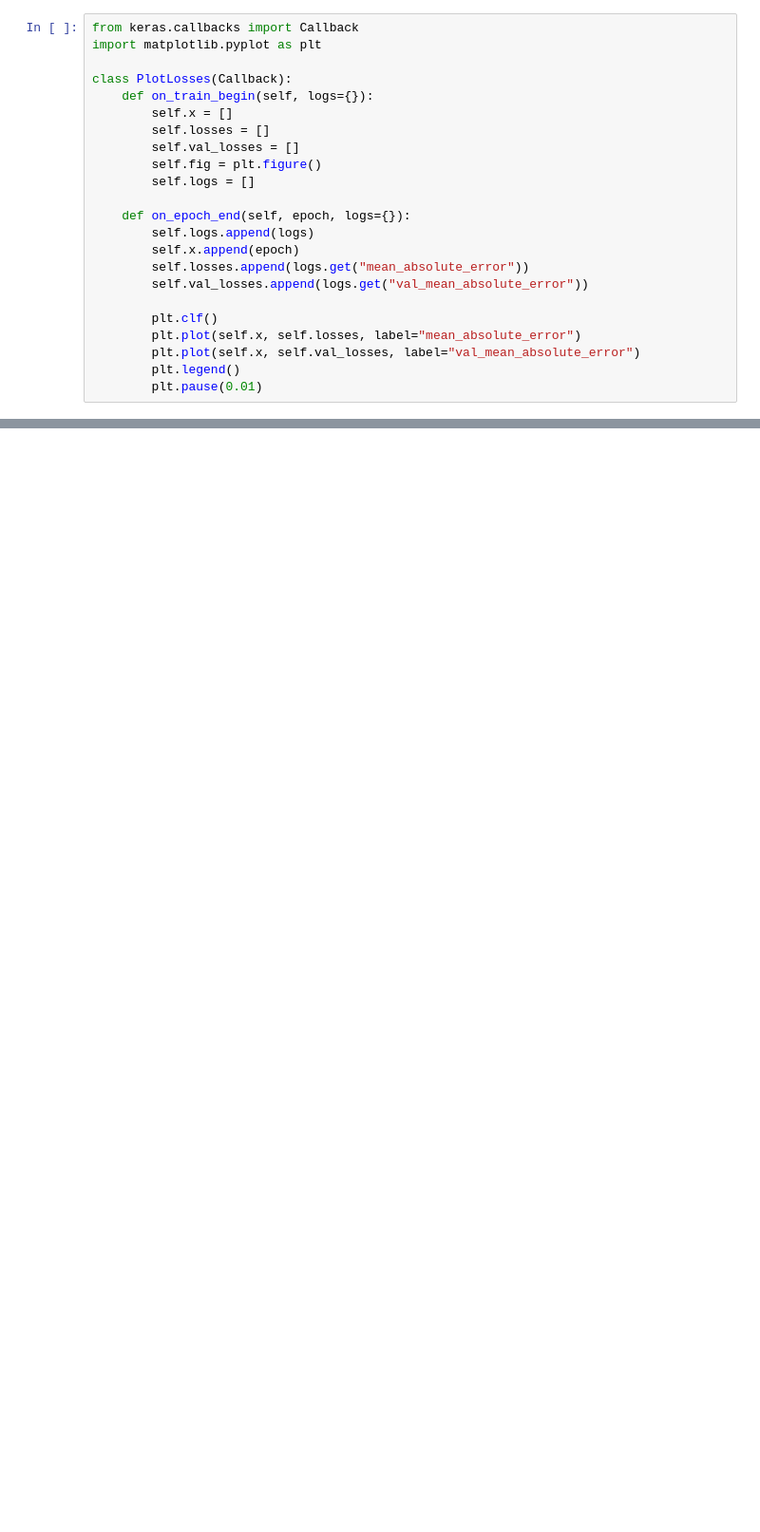
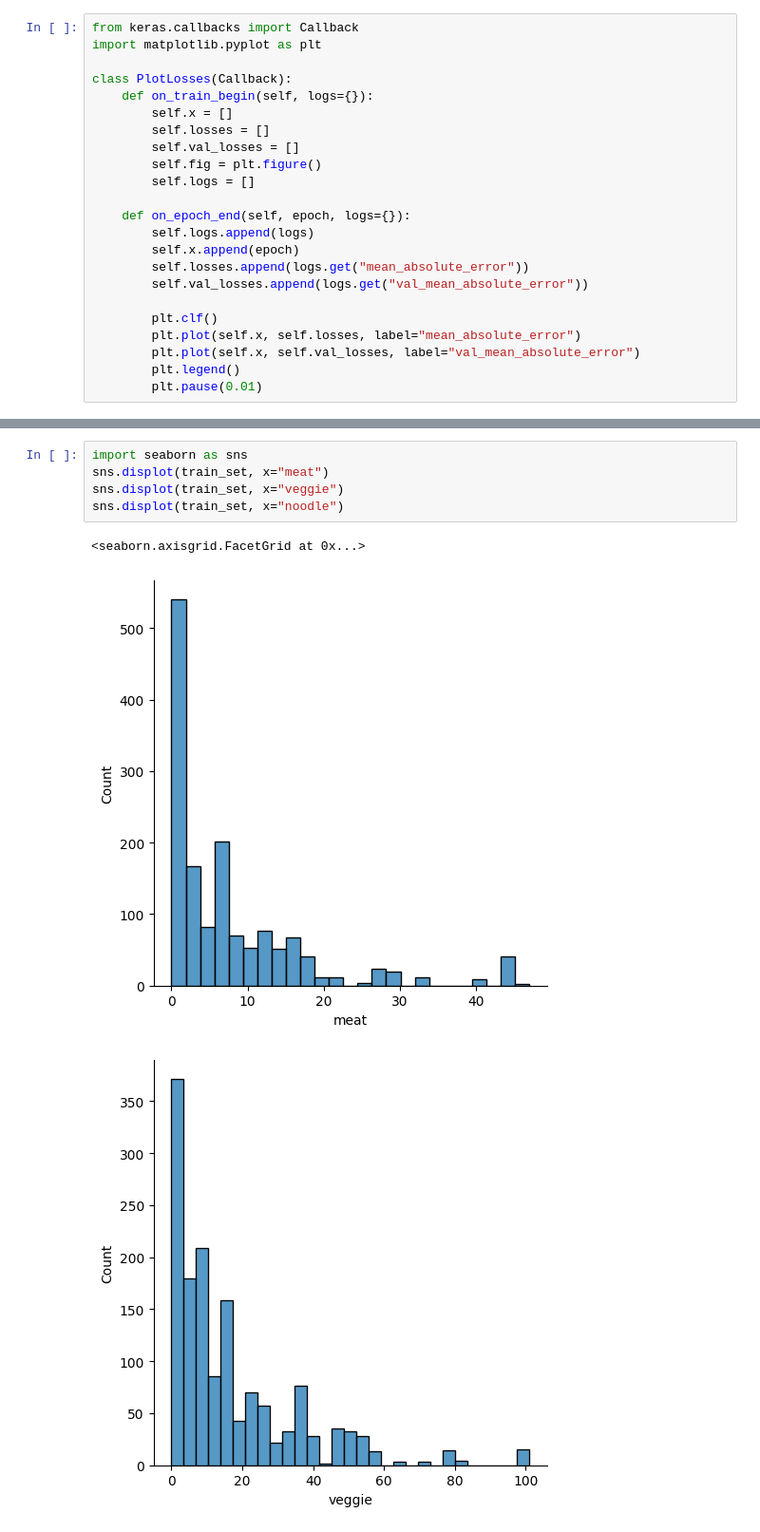
Before and after one commit to RiwEZ/machine_vision_class, a Jupyter notebook: contest/contest1.ipynb, the cells around one changed output, grey strips where cells are left out. Shown at 95% size. Drawn from its saved outputs; the diff is of its cells as text; blank space fills up the shorter version.

```diff
--- a/contest/contest1.ipynb
+++ b/contest/contest1.ipynb
@@ -85,0 +83,9 @@ train_set
+# %%
+import seaborn as sns
+sns.displot(train_set, x="meat")
+sns.displot(train_set, x="veggie")
+sns.displot(train_set, x="noodle")
+# %% [output]
+<seaborn.axisgrid.FacetGrid at 0x...>
+[figure, added]
+[figure, added]
```
Also changed, not shown: parts of 22 cells of this notebook.
